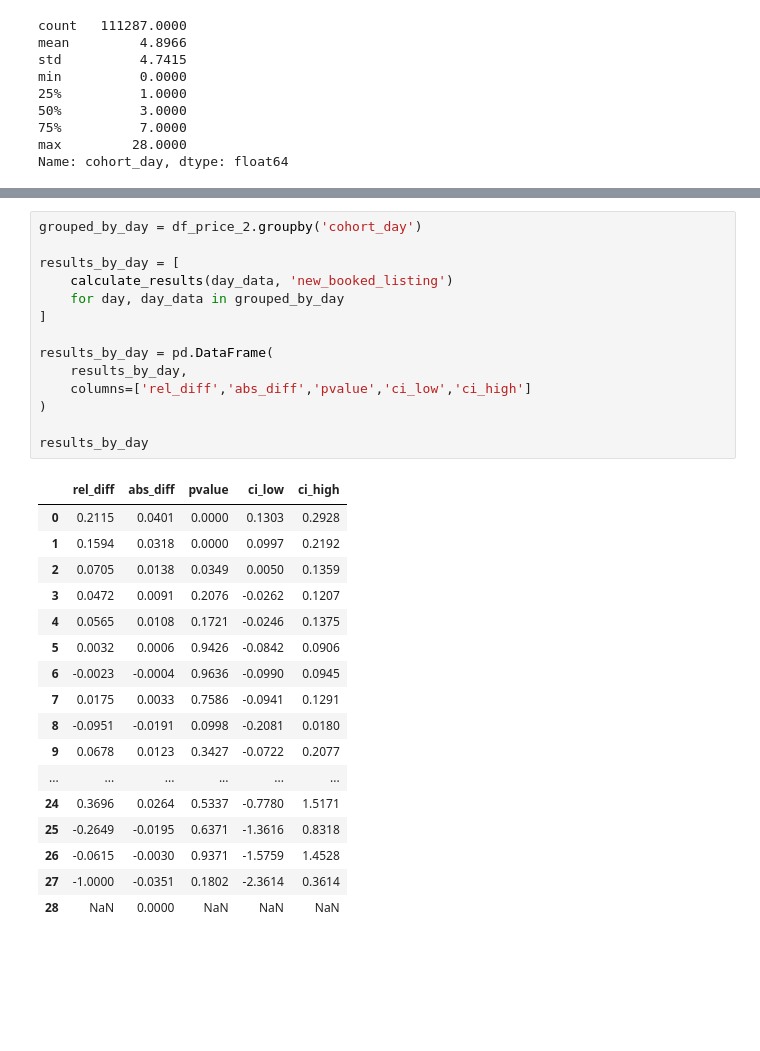
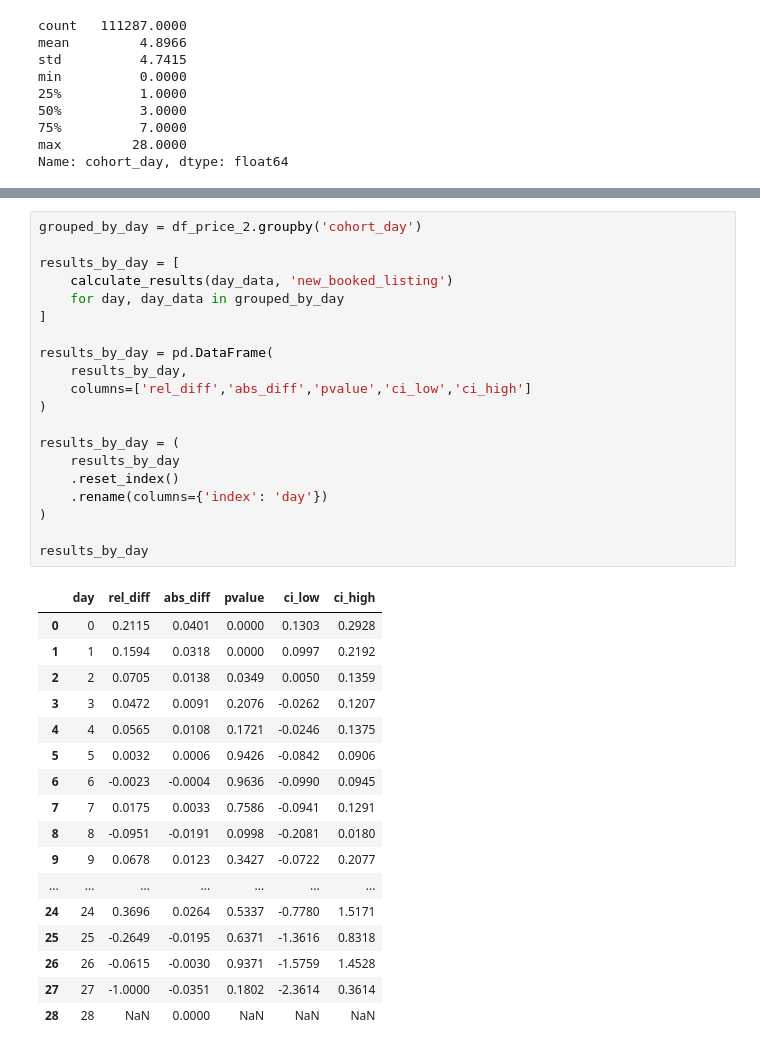
Before and after one commit to pwharrison/corise, a Jupyter notebook: practical-ab-testing/practical-ab-testing-week-3-project.ipynb, the cells around one changed output, grey strips where cells are left out. Drawn from its saved outputs; the diff is of its cells as text; blank space fills up the shorter version.

```diff
--- a/practical-ab-testing/practical-ab-testing-week-3-project.ipynb
+++ b/practical-ab-testing/practical-ab-testing-week-3-project.ipynb
@@ -547,33 +565,39 @@ Name: cohort_day, dtype: float64
 # %%
 grouped_by_day = df_price_2.groupby('cohort_day')
 
 results_by_day = [
     calculate_results(day_data, 'new_booked_listing')
     for day, day_data in grouped_by_day
 ]
 
 results_by_day = pd.DataFrame(
     results_by_day,
     columns=['rel_diff','abs_diff','pvalue','ci_low','ci_high']
 )
 
+results_by_day = (
+    results_by_day
+    .reset_index()
+    .rename(columns={'index': 'day'})
+)
+
 results_by_day
 # %% [output]
-|  | rel_diff | abs_diff | pvalue | ci_low | ci_high |
-| 0 | 0.2115 | 0.0401 | 0.0000 | 0.1303 | 0.2928 |
-| 1 | 0.1594 | 0.0318 | 0.0000 | 0.0997 | 0.2192 |
-| 2 | 0.0705 | 0.0138 | 0.0349 | 0.0050 | 0.1359 |
-| 3 | 0.0472 | 0.0091 | 0.2076 | -0.0262 | 0.1207 |
-| 4 | 0.0565 | 0.0108 | 0.1721 | -0.0246 | 0.1375 |
-| 5 | 0.0032 | 0.0006 | 0.9426 | -0.0842 | 0.0906 |
-| 6 | -0.0023 | -0.0004 | 0.9636 | -0.0990 | 0.0945 |
-| 7 | 0.0175 | 0.0033 | 0.7586 | -0.0941 | 0.1291 |
-| 8 | -0.0951 | -0.0191 | 0.0998 | -0.2081 | 0.0180 |
-| 9 | 0.0678 | 0.0123 | 0.3427 | -0.0722 | 0.2077 |
-| ... | ... | ... | ... | ... | ... |
-| 24 | 0.3696 | 0.0264 | 0.5337 | -0.7780 | 1.5171 |
-| 25 | -0.2649 | -0.0195 | 0.6371 | -1.3616 | 0.8318 |
-| 26 | -0.0615 | -0.0030 | 0.9371 | -1.5759 | 1.4528 |
-| 27 | -1.0000 | -0.0351 | 0.1802 | -2.3614 | 0.3614 |
-| 28 | NaN | 0.0000 | NaN | NaN | NaN |
+|  | day | rel_diff | abs_diff | pvalue | ci_low | ci_high |
+| 0 | 0 | 0.2115 | 0.0401 | 0.0000 | 0.1303 | 0.2928 |
+| 1 | 1 | 0.1594 | 0.0318 | 0.0000 | 0.0997 | 0.2192 |
+| 2 | 2 | 0.0705 | 0.0138 | 0.0349 | 0.0050 | 0.1359 |
+| 3 | 3 | 0.0472 | 0.0091 | 0.2076 | -0.0262 | 0.1207 |
+| 4 | 4 | 0.0565 | 0.0108 | 0.1721 | -0.0246 | 0.1375 |
+| 5 | 5 | 0.0032 | 0.0006 | 0.9426 | -0.0842 | 0.0906 |
+| 6 | 6 | -0.0023 | -0.0004 | 0.9636 | -0.0990 | 0.0945 |
+| 7 | 7 | 0.0175 | 0.0033 | 0.7586 | -0.0941 | 0.1291 |
+| 8 | 8 | -0.0951 | -0.0191 | 0.0998 | -0.2081 | 0.0180 |
+| 9 | 9 | 0.0678 | 0.0123 | 0.3427 | -0.0722 | 0.2077 |
+| ... | ... | ... | ... | ... | ... | ... |
+| 24 | 24 | 0.3696 | 0.0264 | 0.5337 | -0.7780 | 1.5171 |
+| 25 | 25 | -0.2649 | -0.0195 | 0.6371 | -1.3616 | 0.8318 |
+| 26 | 26 | -0.0615 | -0.0030 | 0.9371 | -1.5759 | 1.4528 |
+| 27 | 27 | -1.0000 | -0.0351 | 0.1802 | -2.3614 | 0.3614 |
+| 28 | 28 | NaN | 0.0000 | NaN | NaN | NaN |
 # %% [markdown]
```
Also changed, not shown: parts of 9 cells of this notebook.
